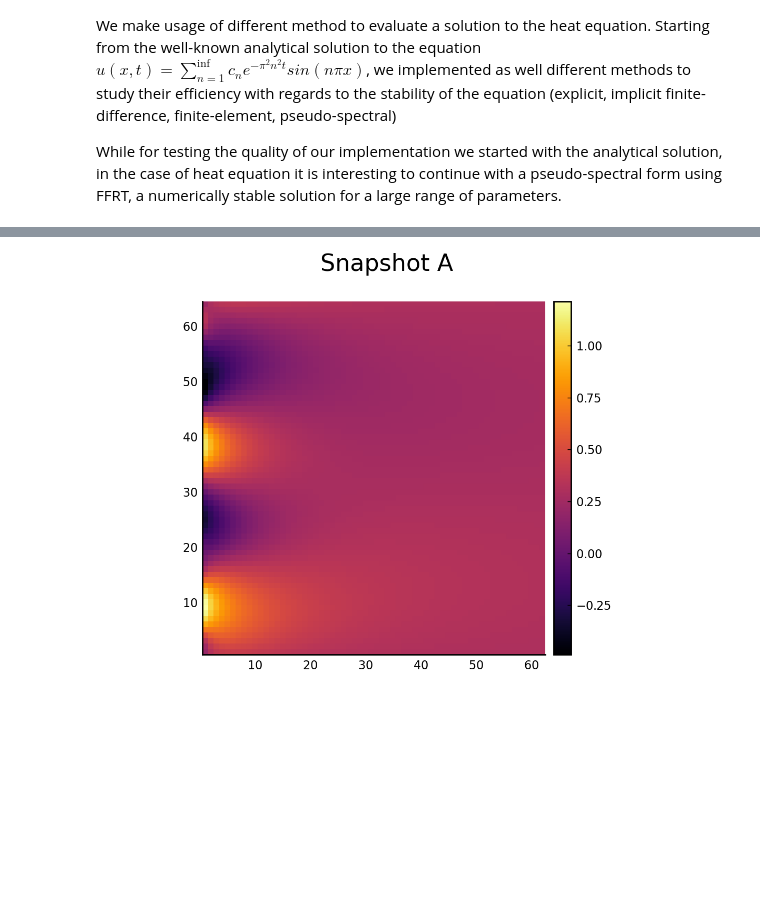
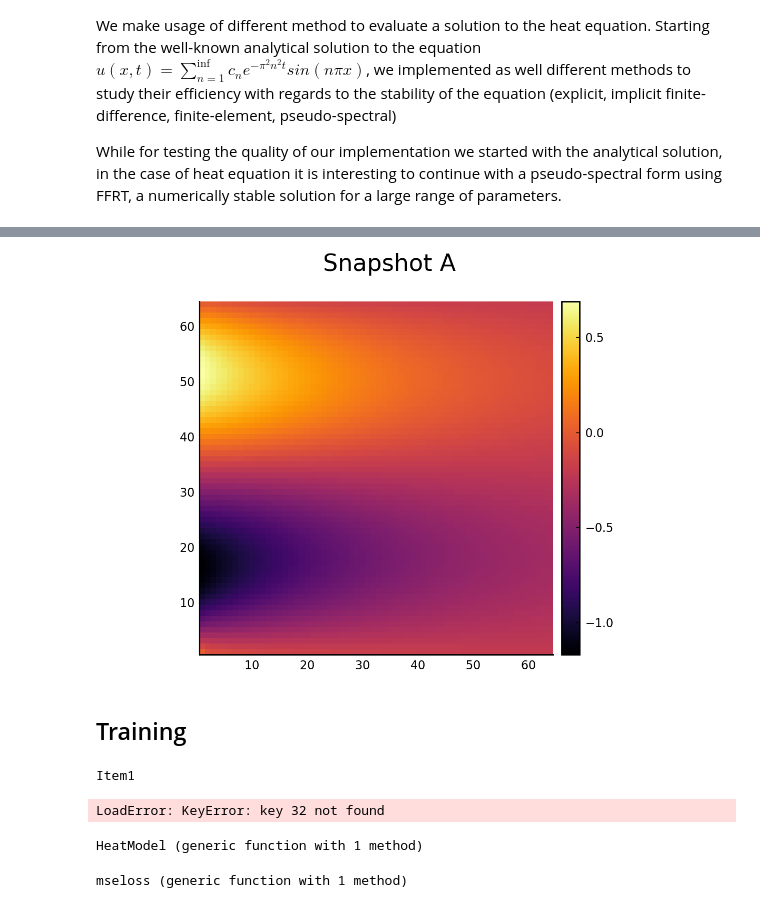
Before and after one commit to vdesgrange/closure-model, a Jupyter notebook: experiments/julia_src/neural_closure/heat_equation_neural_ode.ipynb, the cells around one changed output, grey strips where cells are left out. Saved outputs shown, nothing was run; the diff lists cells and outputs as text; code cells hidden in the pictures; blank space fills up the shorter version.

Commit message:
Update analysis tools in python and fix some issues in generators. Add new packages.

```diff
--- a/experiments/julia_src/neural_closure/heat_equation_neural_ode.ipynb
+++ b/experiments/julia_src/neural_closure/heat_equation_neural_ode.ipynb
@@ -50,5 +54,31 @@ GraphicTools.show_state(u, "Snapshot") # need to reverse u, odesolver switch dim
 # %%
-ta, u_a = Generator.heat_snapshot_generator(t_max, t_min, x_max, x_min, t_n, x_n, 3, 0.05, 0.001);
+ta, u_a = Generator.heat_snapshot_generator(t_max, t_min, x_max, x_min, t_n, x_n, 3, 0.05, 1.);
 GraphicTools.show_state(u_a, "Snapshot A")
 # %% [output]
-[figure, old version]
+[figure, new version]
+# %% [markdown]
+## Training
+# %%
+dataset = Generator.generate_heat_training_dataset(t_max, t_min, x_max, x_min, t_n, x_n, 1, 32, 0.05, 1.)
+# %% [output]
+Item1
+LoadError: KeyError: key 32 not found
+# %%
+function HeatModel(x_n)
+  return FastChain((x, p) ->
+    FastDense(x_n,
+      x_n,
+      activation=identity,
+      initW = Flux.glorot_uniform,
+      initb = Flux.zeros32
+    )
+  )
+end
+# %% [output]
+HeatModel (generic function with 1 method)
+# %%
+function mseloss(u_pred, u_true)
+  return sum(abs2, u_pred .- u_true) / prod(size(u_true))
+end
+# %% [output]
+mseloss (generic function with 1 method)
```
Also changed, not shown: parts of 7 cells of this notebook, 3 other files.
